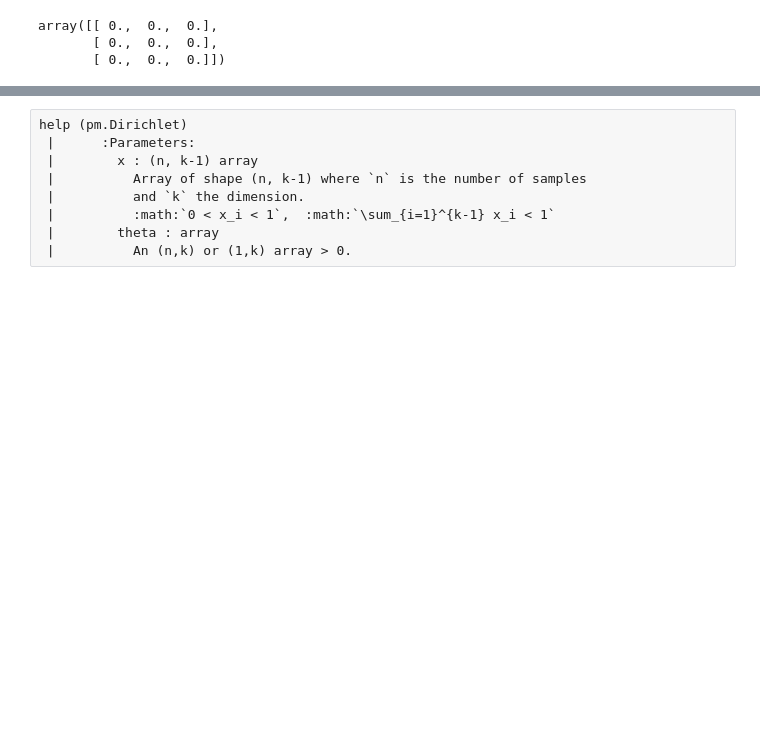
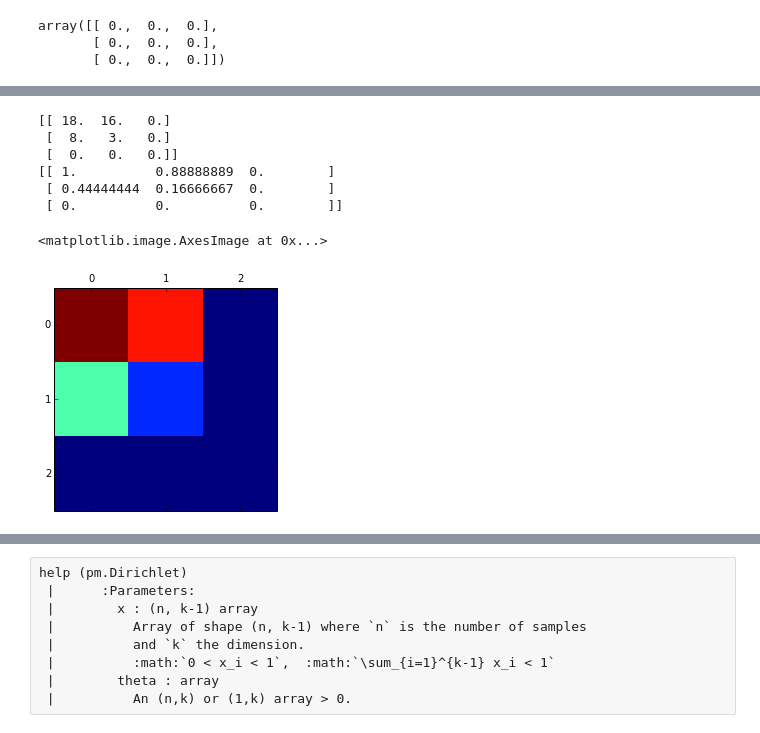
Before and after one commit to nikisix/kcData, a Jupyter notebook: 311/distributions.ipynb, the cells around one changed output, grey strips where cells are left out. Cells and saved outputs as stored; diff of their text form; code cells hidden in the pictures; blank space fills up the shorter version.

```diff
--- a/311/distributions.ipynb
+++ b/311/distributions.ipynb
@@ -243,0 +210,18 @@ grid1d
+# %%
+#grid2d
+grid2davg = zeros(shape(grid2d.values()[0]))
+for i in range(len(grid2d.values())):
+    grid2davg += grid2d.values()[i]
+print grid2davg
+grid2davg = grid2davg/len(grid2d.values())
+print grid2davg
+plt.matshow(grid2davg)
+# %% [output]
+[[ 18.  16.   0.]
+ [  8.   3.   0.]
+ [  0.   0.   0.]]
+[[ 1.          0.88888889  0.        ]
+ [ 0.44444444  0.16666667  0.        ]
+ [ 0.          0.          0.        ]]
+<matplotlib.image.AxesImage at 0x...>
+[figure, added]
```
Also changed, not shown: parts of 32 cells of this notebook, 3 other files.
